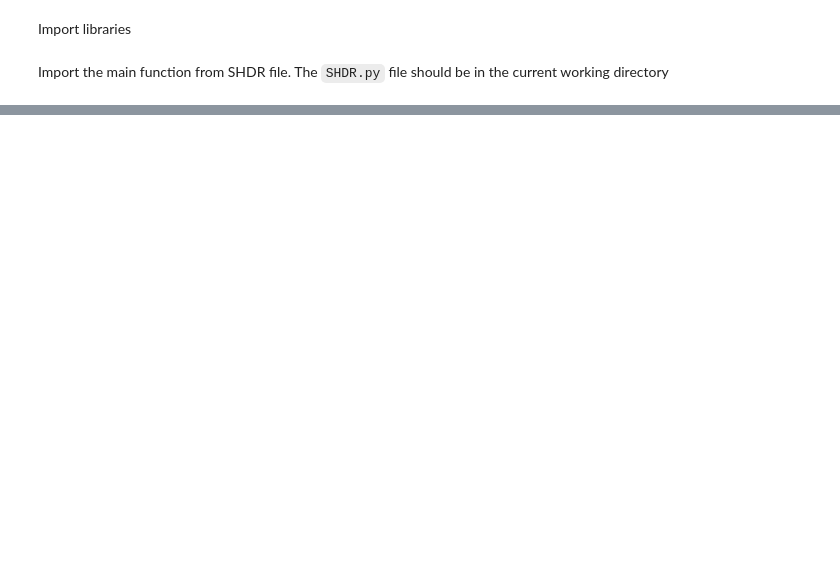
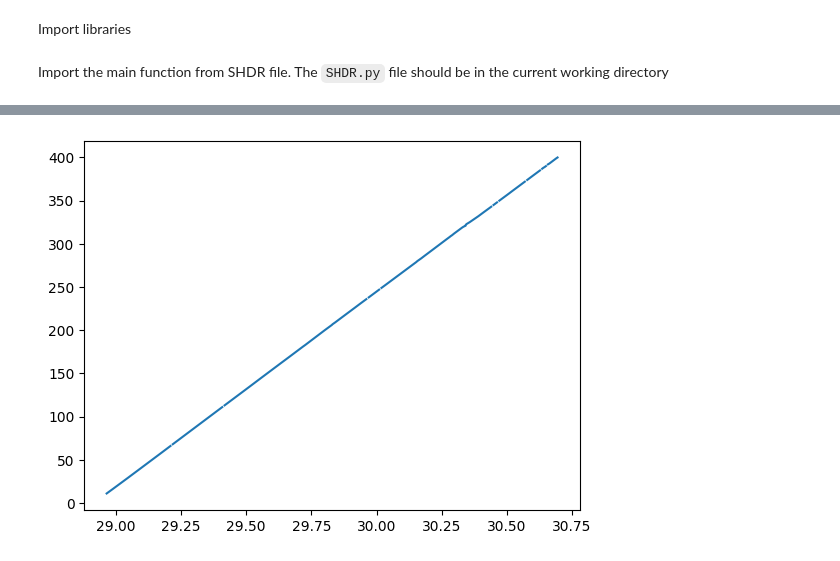
Before and after one commit to manufrn/SHDR, a Jupyter notebook: examples.ipynb, the cells around one changed output, grey strips where cells are left out. Drawn from its saved outputs; the diff is of its cells as text; code cells hidden in the pictures; blank space fills up the shorter version.

```diff
--- a/examples.ipynb
+++ b/examples.ipynb
@@ -39,0 +23,2 @@ filling off
+# %%
+density = rho_t_exact(sal, temp, depth) - 1000
@@ -39,0 +82,6 @@ filling off
+# %%
+fig, ax = plt.subplots()
+ax.plot(density[32][:400], depth[:400])
+zz = np.linspace(0, 200)
+# %% [output]
+[figure, added]
```
Also changed, not shown: parts of 15 cells of this notebook, 3 other files.
